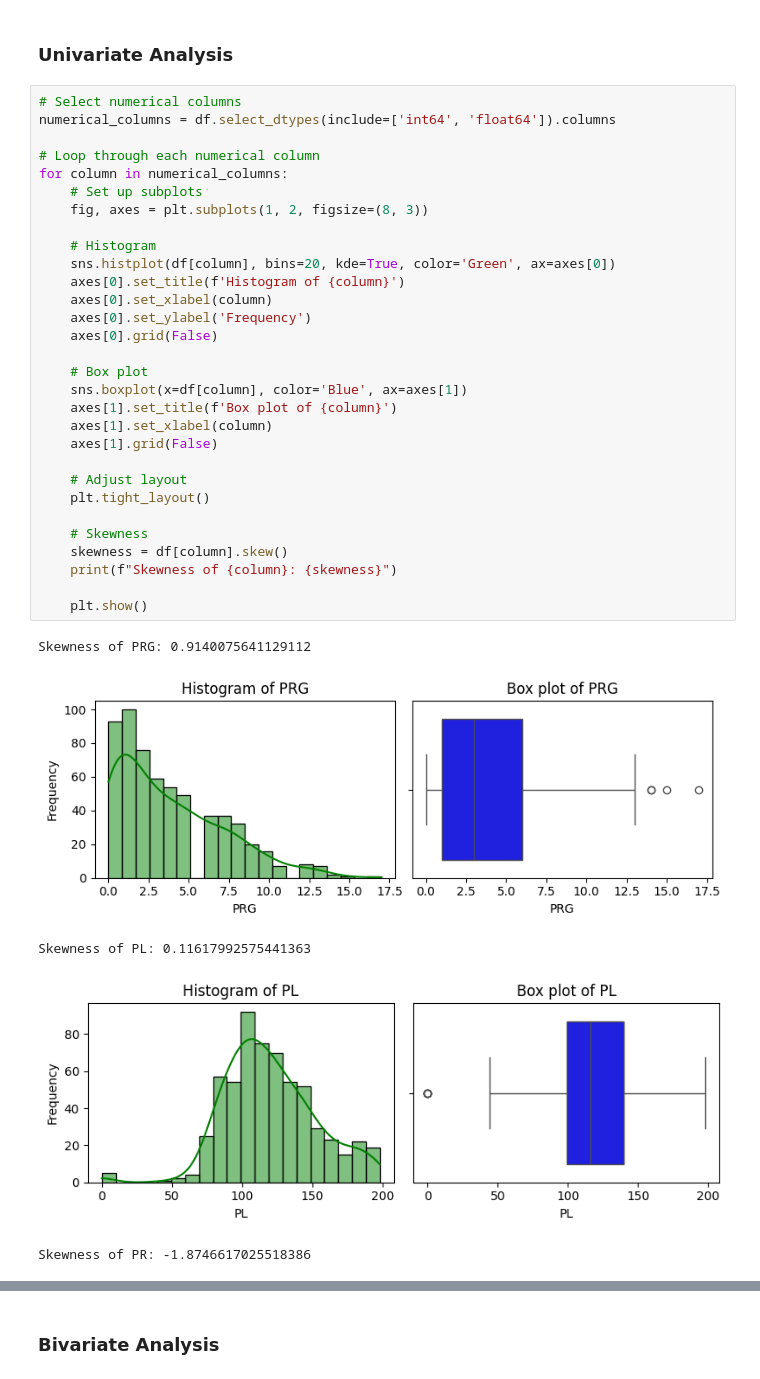
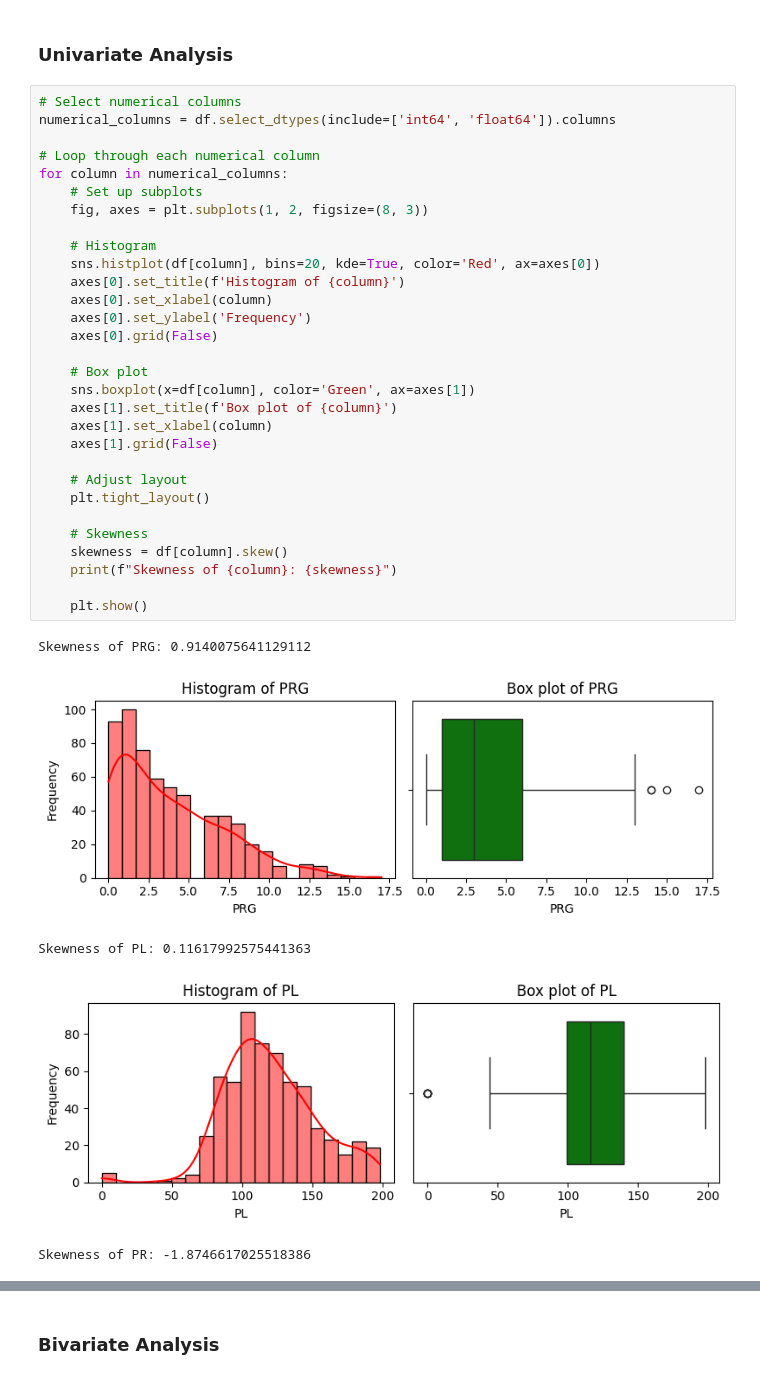
Before and after one commit to Lmarufu/Machine-Learning-with-FastAPI, a Jupyter notebook: notebook.ipynb, the cells around one changed output, grey strips where cells are left out. Saved outputs shown, nothing was run; the diff lists cells and outputs as text.

```diff
--- a/notebook.ipynb
+++ b/notebook.ipynb
@@ -349,36 +402,36 @@ Furthermore, the summary statistics reveal a lack of uniformity in scaling acros
 # %%
 # Select numerical columns
 numerical_columns = df.select_dtypes(include=['int64', 'float64']).columns
 
 # Loop through each numerical column
 for column in numerical_columns:
     # Set up subplots
     fig, axes = plt.subplots(1, 2, figsize=(8, 3))
 
     # Histogram
-    sns.histplot(df[column], bins=20, kde=True, color='Green', ax=axes[0])
+    sns.histplot(df[column], bins=20, kde=True, color='Red', ax=axes[0])
     axes[0].set_title(f'Histogram of {column}')
     axes[0].set_xlabel(column)
     axes[0].set_ylabel('Frequency')
     axes[0].grid(False)
 
     # Box plot
-    sns.boxplot(x=df[column], color='Blue', ax=axes[1])
+    sns.boxplot(x=df[column], color='Green', ax=axes[1])
     axes[1].set_title(f'Box plot of {column}')
     axes[1].set_xlabel(column)
     axes[1].grid(False)
 
     # Adjust layout
     plt.tight_layout()
 
     # Skewness
     skewness = df[column].skew()
     print(f"Skewness of {column}: {skewness}")
 
     plt.show()
 # %% [output]
 Skewness of PRG: 0.9140075641129112
-[figure, old version]
+[figure, new version]
 Skewness of PL: 0.11617992575441363
-[figure, old version]
+[figure, new version]
 Skewness of PR: -1.8746617025518386
```
Also changed, not shown: parts of 71 cells of this notebook, 14 other files.
